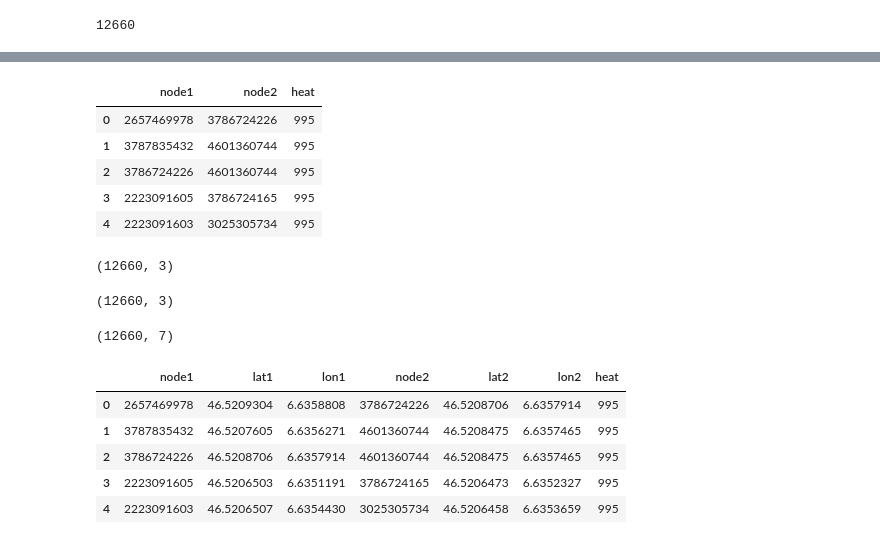
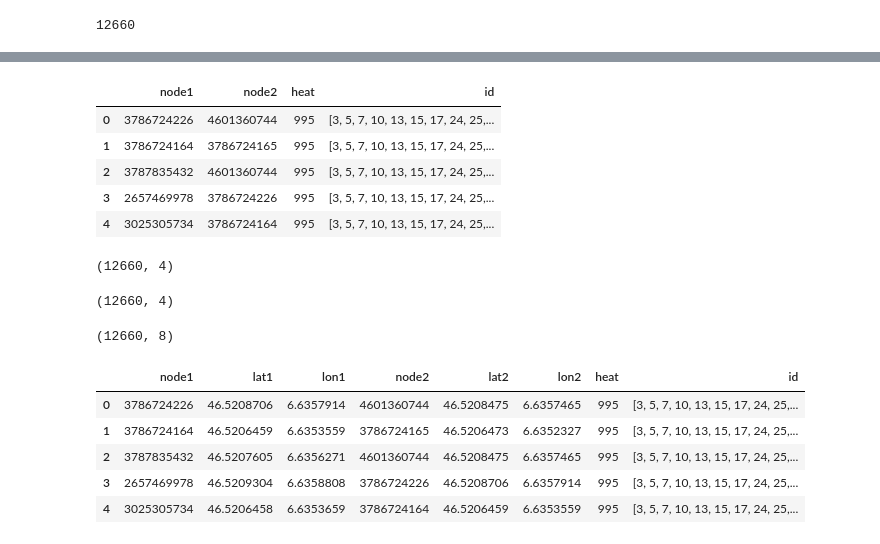
Before and after one commit to davidedidio/dataviz-smood, a Jupyter notebook: notebooks/heatmap_data.ipynb, the cells around one changed output, grey strips where cells are left out. Saved outputs shown, nothing was run; the diff lists cells and outputs as text; code cells hidden in the pictures.

Commit message:
on polyline click, select path that go trough it

```diff
--- a/notebooks/heatmap_data.ipynb
+++ b/notebooks/heatmap_data.ipynb
@@ -15,29 +15,35 @@ data.head()
 # %%
 with open('../data/nodes_dict.json') as json_file:
     nodes_dict = json.load(json_file)
+# %%
+paths_nodes = (data.road.apply(lambda x: x[1:-1].split(", ")))
 # %%
 # Compute number of passages on each edge
 nonvalid_nodes = set()
-def update_path_heat(edges_heat, path_nodes, nodes_dict):
+def update_path_heat(edges_heat, edges_id, path_nodes, nodes_dict, driver_id):
     if len(path_nodes) <=1:
-        return edges_heat
+        return edges_heat, edges_id
     elif path_nodes[0] not in nodes_dict:
         nonvalid_nodes.add(path_nodes[0])
-        return update_path_heat(edges_heat, path_nodes[1:], nodes_dict)
+        return update_path_heat(edges_heat, edges_id, path_nodes[1:], nodes_dict, driver_id)
     elif path_nodes[1] not in nodes_dict:
         nonvalid_nodes.add(path_nodes[1])
-        return update_path_heat(edges_heat, path_nodes[:1]+path_nodes[2:], nodes_dict)
+        return update_path_heat(edges_heat, edges_id, path_nodes[:1]+path_nodes[2:], nodes_dict, driver_id)
     else:
         edge = path_nodes[:2]
         dic_key = '-'.join(sorted(edge))
 
         edges_heat[dic_key] = 1 + edges_heat.get(dic_key, 0)
-        return update_path_heat(edges_heat, path_nodes[1:], nodes_dict)
+        if edges_id.get(dic_key, None) == None:
+            edges_id[dic_key] = []
+        edges_id.get(dic_key).append(driver_id)
+        return update_path_heat(edges_heat, edges_id, path_nodes[1:], nodes_dict, driver_id)
 
 edges_heat = {}
+edges_id = {}
 nonvalid_nodes = set()
 for i, path_nodes in paths_nodes.iteritems():
-    edges_heat = update_path_heat(edges_heat, path_nodes, nodes_dict)
+    edges_heat, edges_id = update_path_heat(edges_heat, edges_id, path_nodes, nodes_dict, i)
 
 len(edges_heat)
 # %% [output]
@@ -45,24 +71,26 @@ len(edges_heat)
 # %%
 # Make a dataframes that has a heat value for each edge (pair of nodes)
 heat_df = pd.DataFrame(list(edges_heat.items()), columns=['edge','heat'])
+id_df = pd.DataFrame(list(edges_id.items()), columns=['edge','id'])
+heat_df = heat_df.merge(id_df)
 
 heat_df['node1'] = heat_df.apply (lambda row: row.edge.split('-')[0],axis=1)
 heat_df['node2'] = heat_df.apply (lambda row: row.edge.split('-')[1],axis=1)
 
-heat_df = heat_df[['node1', 'node2', 'heat']].sort_values(['heat'], ascending=False)
+heat_df = heat_df[['node1', 'node2', 'heat', 'id']].sort_values(['heat'], ascending=False)
 heat_df = heat_df.reset_index(drop=True)
 heat_df.head()
 # %% [output]
-|  | node1 | node2 | heat |
-| 0 | 2657469978 | 3786724226 | 995 |
-| 1 | 3787835432 | 4601360744 | 995 |
-| 2 | 3786724226 | 4601360744 | 995 |
-| 3 | 2223091605 | 3786724165 | 995 |
-| 4 | 2223091603 | 3025305734 | 995 |
+|  | node1 | node2 | heat | id |
+| 0 | 3786724226 | 4601360744 | 995 | [3, 5, 7, 10, 13, 15, 17, 24, 25,... |
+| 1 | 3786724164 | 3786724165 | 995 | [3, 5, 7, 10, 13, 15, 17, 24, 25,... |
+| 2 | 3787835432 | 4601360744 | 995 | [3, 5, 7, 10, 13, 15, 17, 24, 25,... |
+| 3 | 2657469978 | 3786724226 | 995 | [3, 5, 7, 10, 13, 15, 17, 24, 25,... |
+| 4 | 3025305734 | 3786724164 | 995 | [3, 5, 7, 10, 13, 15, 17, 24, 25,... |
 # %%
 heat_df.shape
 # %% [output]
-(12660, 3)
+(12660, 4)
 # %%
 # filter out non-valid nodes ids
 heat_df['valid'] = heat_df.apply (lambda row: row.node1 in nodes_dict and row.node2 in nodes_dict,axis=1)
@@ -71,24 +99,24 @@ heat_df=heat_df[heat_df.valid==True]
 heat_df = heat_df.drop('valid', axis=1)
 heat_df.shape
 # %% [output]
-(12660, 3)
+(12660, 4)
 # %%
 # Add the corresponding latitude & longitude for each node
 heat_df['lat1'] = heat_df.apply (lambda row: nodes_dict[row.node1]['lat'],axis=1)
 heat_df['lon1'] = heat_df.apply (lambda row: nodes_dict[row.node1]['lon'],axis=1)
 heat_df['lat2'] = heat_df.apply (lambda row: nodes_dict[row.node2]['lat'],axis=1)
 heat_df['lon2'] = heat_df.apply (lambda row: nodes_dict[row.node2]['lon'],axis=1)
-heat_df = heat_df[['node1','lat1','lon1','node2','lat2','lon2','heat']]
+heat_df = heat_df[['node1','lat1','lon1','node2','lat2','lon2','heat', 'id']]
 print(heat_df.shape)
 heat_df.head()
 # %% [output]
-(12660, 7)
+(12660, 8)
-|  | node1 | lat1 | lon1 | node2 | lat2 | lon2 | heat |
-| 0 | 2657469978 | 46.5209304 | 6.6358808 | 3786724226 | 46.5208706 | 6.6357914 | 995 |
-| 1 | 3787835432 | 46.5207605 | 6.6356271 | 4601360744 | 46.5208475 | 6.6357465 | 995 |
-| 2 | 3786724226 | 46.5208706 | 6.6357914 | 4601360744 | 46.5208475 | 6.6357465 | 995 |
-| 3 | 2223091605 | 46.5206503 | 6.6351191 | 3786724165 | 46.5206473 | 6.6352327 | 995 |
-| 4 | 2223091603 | 46.5206507 | 6.6354430 | 3025305734 | 46.5206458 | 6.6353659 | 995 |
+|  | node1 | lat1 | lon1 | node2 | lat2 | lon2 | heat | id |
+| 0 | 3786724226 | 46.5208706 | 6.6357914 | 4601360744 | 46.5208475 | 6.6357465 | 995 | [3, 5, 7, 10, 13, 15, 17, 24, 25,... |
+| 1 | 3786724164 | 46.5206459 | 6.6353559 | 3786724165 | 46.5206473 | 6.6352327 | 995 | [3, 5, 7, 10, 13, 15, 17, 24, 25,... |
+| 2 | 3787835432 | 46.5207605 | 6.6356271 | 4601360744 | 46.5208475 | 6.6357465 | 995 | [3, 5, 7, 10, 13, 15, 17, 24, 25,... |
+| 3 | 2657469978 | 46.5209304 | 6.6358808 | 3786724226 | 46.5208706 | 6.6357914 | 995 | [3, 5, 7, 10, 13, 15, 17, 24, 25,... |
+| 4 | 3025305734 | 46.5206458 | 6.6353659 | 3786724164 | 46.5206459 | 6.6353559 | 995 | [3, 5, 7, 10, 13, 15, 17, 24, 25,... |
 # %%
 # Save to csv
 heat_df.to_csv("../data/heatmap_data.csv", index=False)
```
Also changed, not shown: parts of 2 cells of this notebook, 2 other files.
